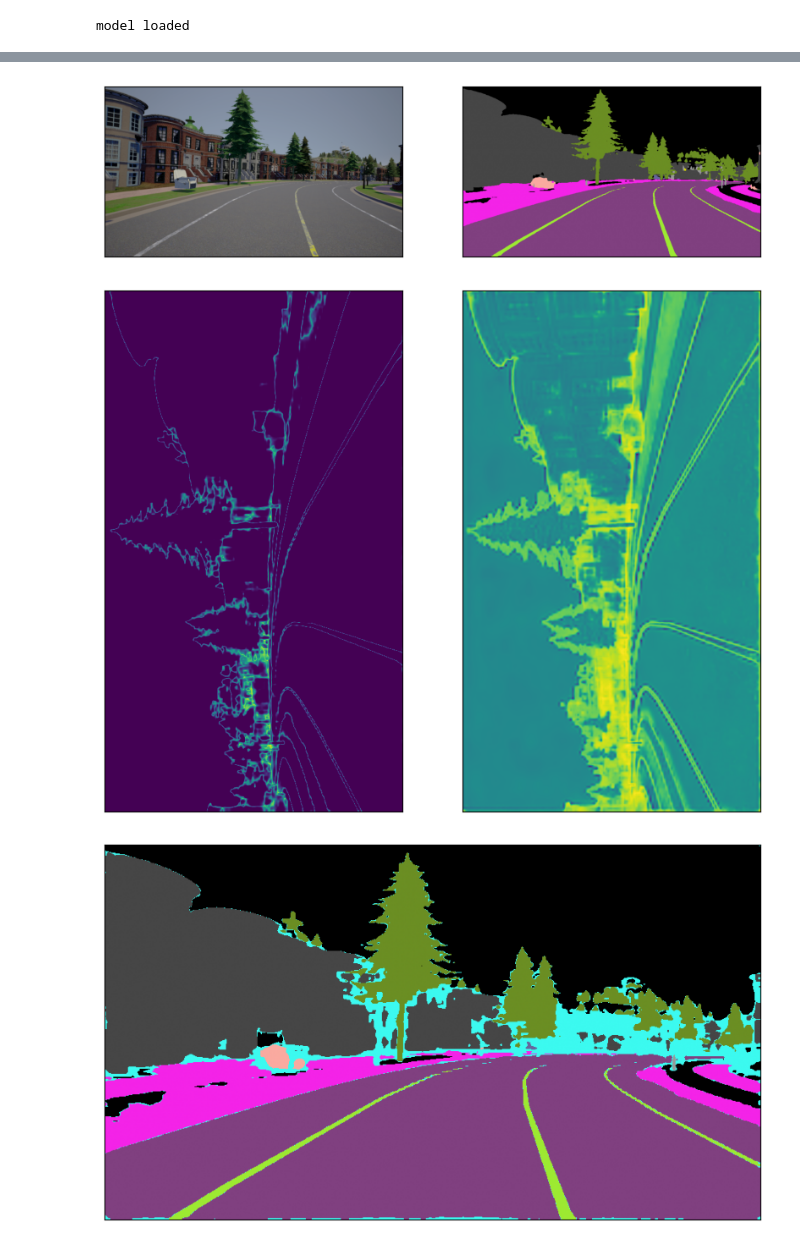
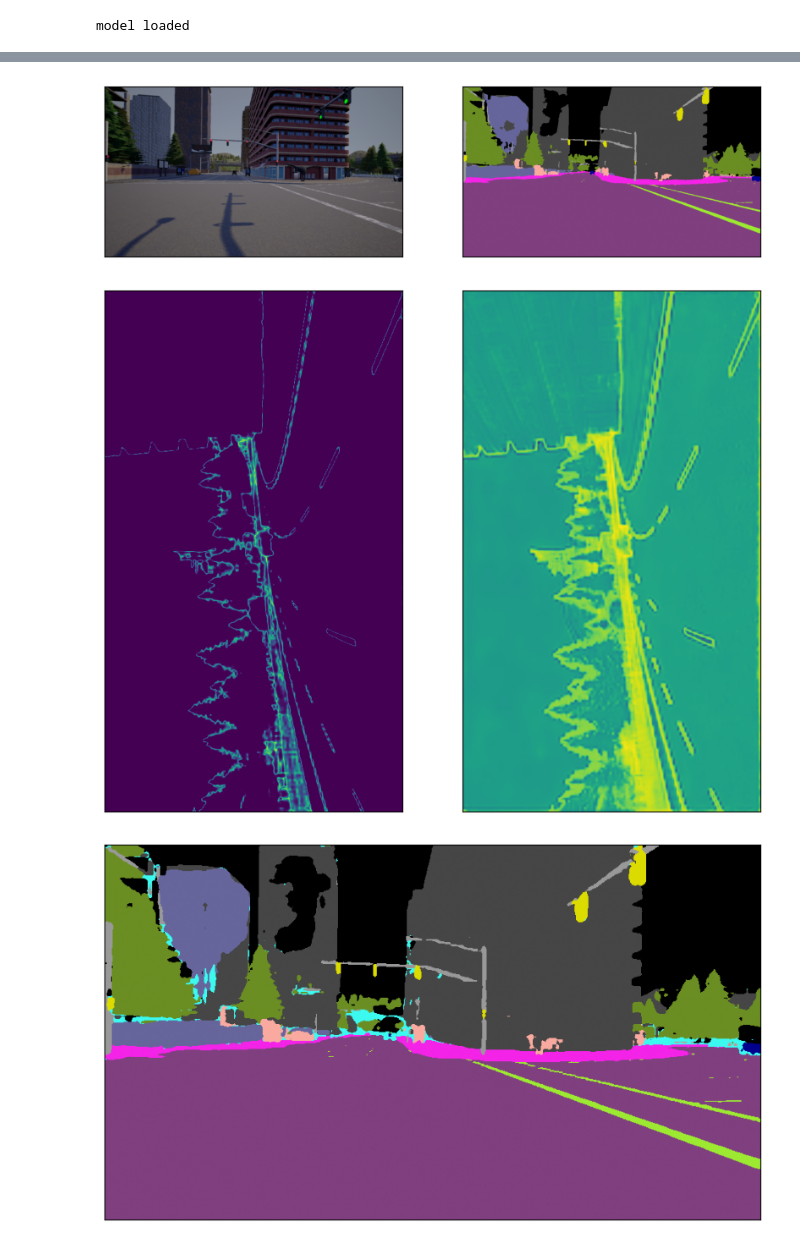
Before and after one commit to TechRufy/ML4CV_Project, a Jupyter notebook: main.ipynb, the cells around one changed output, grey strips where cells are left out. Drawn from its saved outputs; the diff is of its cells as text; code cells hidden in the pictures.

Commit message:
Kaggle Notebook | main83236f43ce734067646f | Version 22

```diff
--- a/main.ipynb
+++ b/main.ipynb
@@ -468,7 +468,7 @@ def train(num_epochs,model,train_loader,lambda_weight) -> None:
 
             print(f"Epoch {epoch + 1} Loss {l}", end = ' ')
 # %%
-loaded_model = torch.load("/kaggle/input/dml/pytorch/default/4/model_weights100E.pth",weights_only=False)
+loaded_model = torch.load("/kaggle/input/dml/pytorch/default/7/model_weights150E.pth",weights_only=False)
 loaded_model.eval()
 feature_extractor = loaded_model
 print("model loaded")
@@ -578,12 +578,12 @@ with torch.no_grad():
 
         fig, axs = plt.subplots(1, 2, figsize=(10, 12))
         idx = 2
-        visualize_scene(imgs.cpu()[2], axs[0])
-        visualize_annotation(torch.argmax(probability_vector,axis=3).cpu().detach().numpy()[2], axs[1])
+        visualize_scene(imgs.cpu()[5], axs[0])
+        visualize_annotation(torch.argmax(probability_vector,axis=3).cpu().detach().numpy()[5], axs[1])
 
         break
 # %% [output]
-[figure, old version]
+[figure, new version]
 # %%
 def MMSP(probability_map):
     MMSP_map = 1 - torch.max(probability_map, dim=3)[0]
@@ -622,12 +622,12 @@ with torch.no_grad():
         fig, axs = plt.subplots(1, 2, figsize=(10, 12))
         idx = 2
 
-        visualize_scene(MMSP(probability_vector)[2].cpu().detach().numpy(), axs[0])
-        visualize_scene(Probability_EDS(logits)[2].cpu().detach().numpy(), axs[1])
+        visualize_scene(MMSP(probability_vector)[6].cpu().detach().numpy(), axs[0])
+        visualize_scene(Probability_EDS(logits)[6].cpu().detach().numpy(), axs[1])
 
         break
 # %% [output]
-[figure, old version]
+[figure, new version]
 # %%
 def Anomaly_probability(MMSP_map, P_EDS_map, gamma, beta):
 
@@ -648,20 +648,20 @@ def Final_map(logits, lambda_value, gamma, beta):
 
     return final_map.cpu().numpy() # Restituisce come NumPy array se preferisci
 # %%
-lambda_value = 0.5
+lambda_value = 0.63
 with torch.no_grad():
     for batch in test_dl:
 
         imgs = batch['image'].to(device)
         labels = batch['labels'].to(device)
 
         fig, axs = plt.subplots(1, 1, figsize=(10, 12))
         idx = 2
 
-        visualize_annotation(Final_map(logits,lambda_value,0.5,20)[2], axs)
+        visualize_annotation(Final_map(logits,lambda_value,0.5,20)[5], axs)
 
         break
 # %% [output]
-[figure, old version]
+[figure, new version]
 # %%
 torch.cuda.memory._dump_snapshot("my_snapshot.pickle")
```
Also changed, not shown: parts of 3 cells of this notebook.
